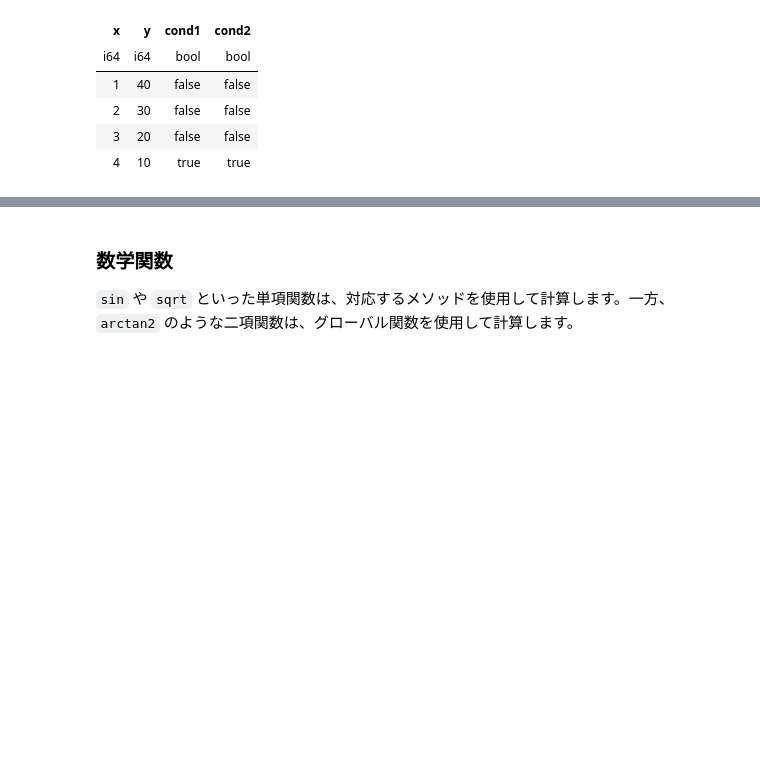
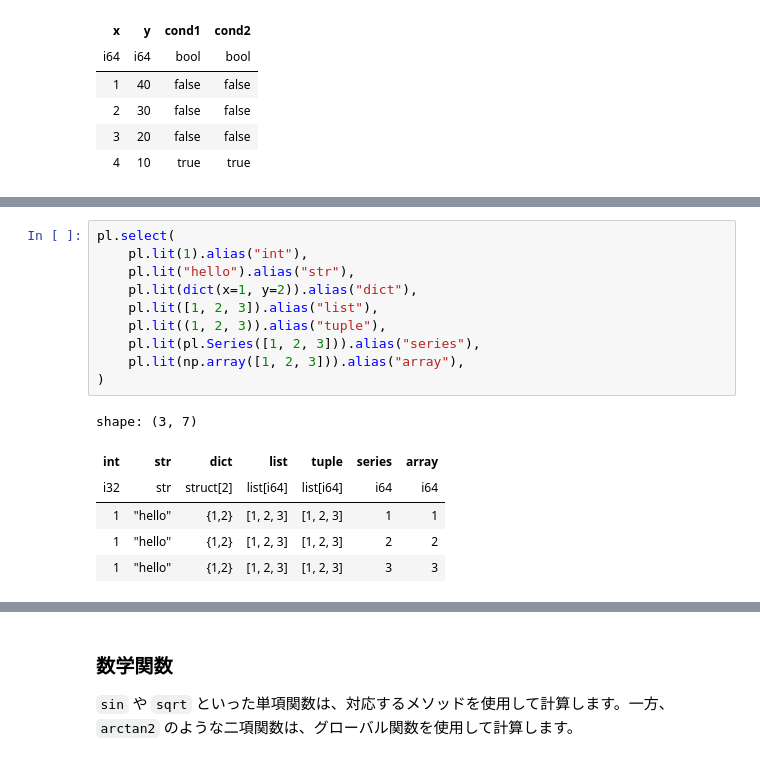
Before and after one commit to ruoyu0088/polars_guide, a Jupyter notebook: polars_guide/010_polars_expression.ipynb, the cells around one changed output, grey strips where cells are left out. Drawn from its saved outputs; the diff is of its cells as text; blank space fills up the shorter version.

```diff
--- a/polars_guide/010_polars_expression.ipynb
+++ b/polars_guide/010_polars_expression.ipynb
@@ -823,0 +836,17 @@ shape: (4, 4)
+# %%
+pl.select(
+    pl.lit(1).alias("int"),
+    pl.lit("hello").alias("str"),
+    pl.lit(dict(x=1, y=2)).alias("dict"),
+    pl.lit([1, 2, 3]).alias("list"),
+    pl.lit((1, 2, 3)).alias("tuple"),
+    pl.lit(pl.Series([1, 2, 3])).alias("series"),
+    pl.lit(np.array([1, 2, 3])).alias("array"),
+)
+# %% [output]
+shape: (3, 7)
+| int | str | dict | list | tuple | series | array |
+| i32 | str | struct[2] | list[i64] | list[i64] | i64 | i64 |
+| 1 | "hello" | {1,2} | [1, 2, 3] | [1, 2, 3] | 1 | 1 |
+| 1 | "hello" | {1,2} | [1, 2, 3] | [1, 2, 3] | 2 | 2 |
+| 1 | "hello" | {1,2} | [1, 2, 3] | [1, 2, 3] | 3 | 3 |
```
Also changed, not shown: parts of 4 cells of this notebook.
